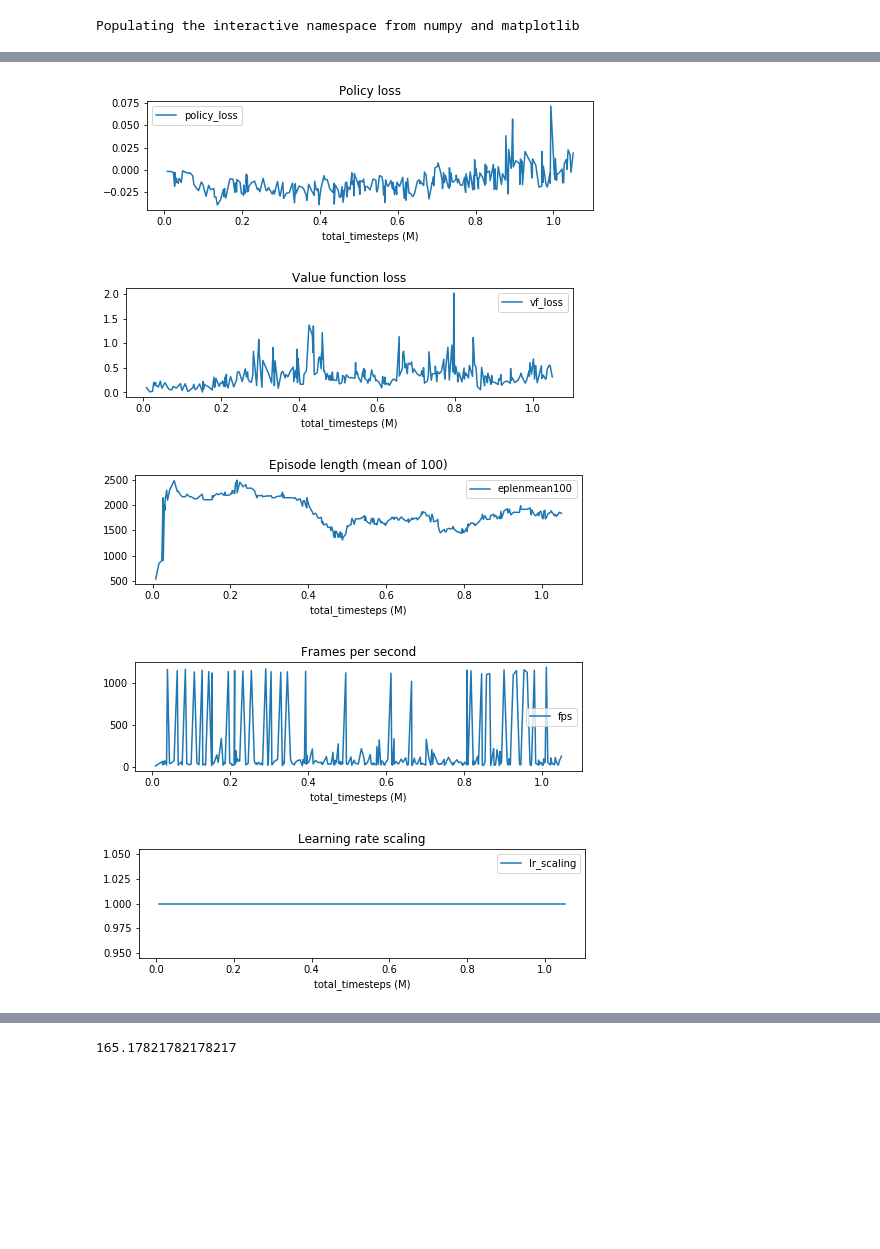
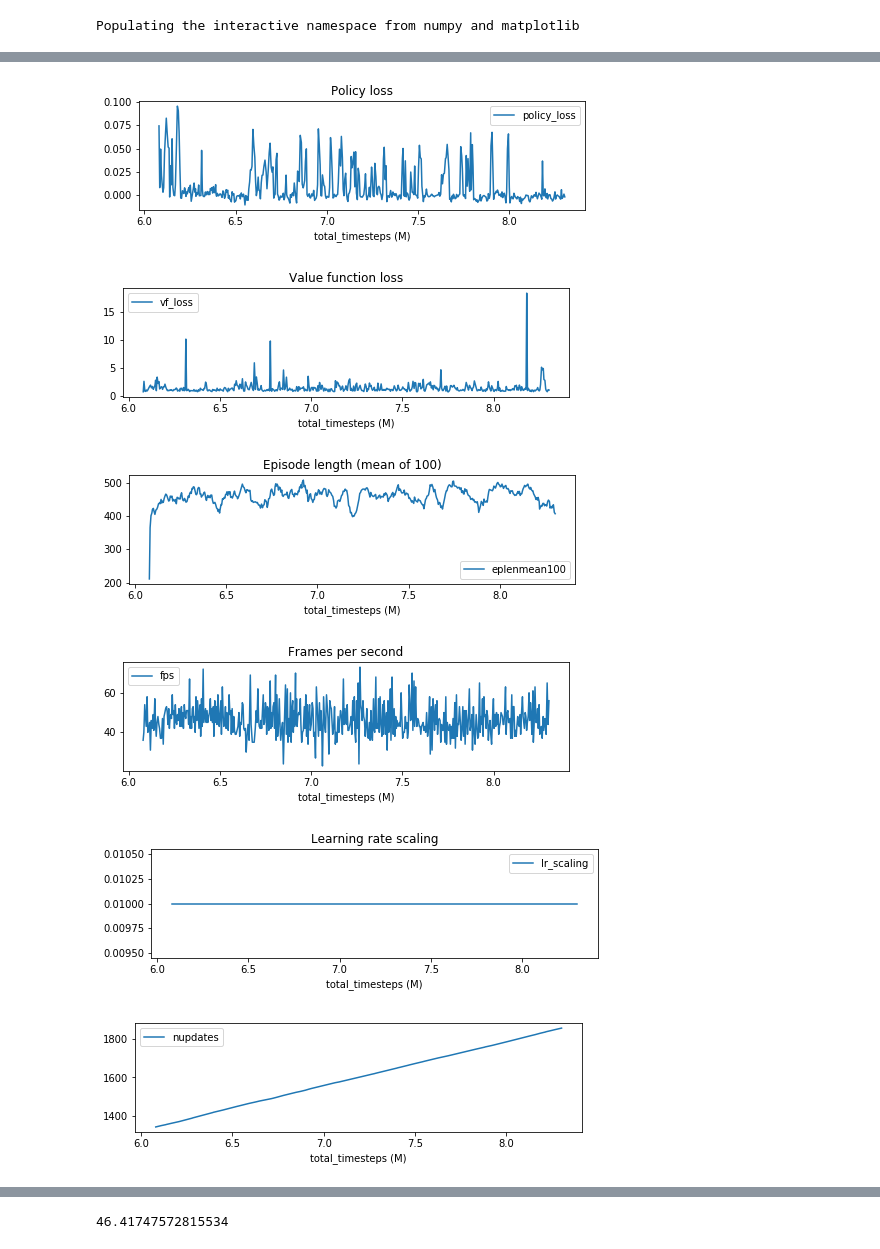
Before and after one commit to ArjonaMedina/retro-baselines, a Jupyter notebook: scripts/plot_log.ipynb, the cells around one changed output, grey strips where cells are left out. Drawn from its saved outputs; the diff is of its cells as text; code cells hidden in the pictures; blank space fills up the shorter version.

```diff
--- a/scripts/plot_log.ipynb
+++ b/scripts/plot_log.ipynb
@@ -4,7 +4,7 @@ import pandas as pd
 # %% [output]
 Populating the interactive namespace from numpy and matplotlib
 # %%
-infile = '../outputs/workingdir/ppo2_rudder/Sonic_policy_cnn/2018-06-23T22-17-35/baselines/log.txt'
+infile = '../outputs/ppo2_rudder/Sonic_policy_cnn/%s/baselines/log.txt' % '2018-07-05T07-23-11'
 # %%
 import collections
 
@@ -71,7 +73,7 @@ plt.show()
 # %%
 column_desc={
     'Relative_emavg_error...':'Relative exponential moving error for reward allocating LSTM',
-    'explained_variance':'Explained variance that values explains about returns',
+    'explained_variance':'Variance that values explains about returns',
     'approxkl':'Aproximate Kullback–Leibler divergence between action distribution at rollout vs training time',
     'clipfrac':'Fraction of samples which are clipped by proximal policy optimisation',
     'vf_loss':'Value function loss',
@@ -102,8 +104,8 @@ for col in [
     'fps',
     'lr_scaling',
 
-#     'nupdates',
-#     'game_num',
+    'nupdates',
+    'game_num',
 ]:
     df[[col]].plot(figsize=(8, 2))
     if col in column_desc:
@@ -119,5 +121,6 @@ for col in [
-[figure, old version]
+[figure, new version]
-[figure, old version]
+[figure, new version]
-[figure, old version]
+[figure, new version]
-[figure, old version]
+[figure, new version]
-[figure, old version]
+[figure, new version]
+[figure, added]
@@ -124,4 +128,4 @@ for col in [
 # %%
 df['fps'].mean()
 # %% [output]
-165.17821782178217
+46.41747572815534
```
Also changed, not shown: parts of 4 cells of this notebook, 3 other files.
